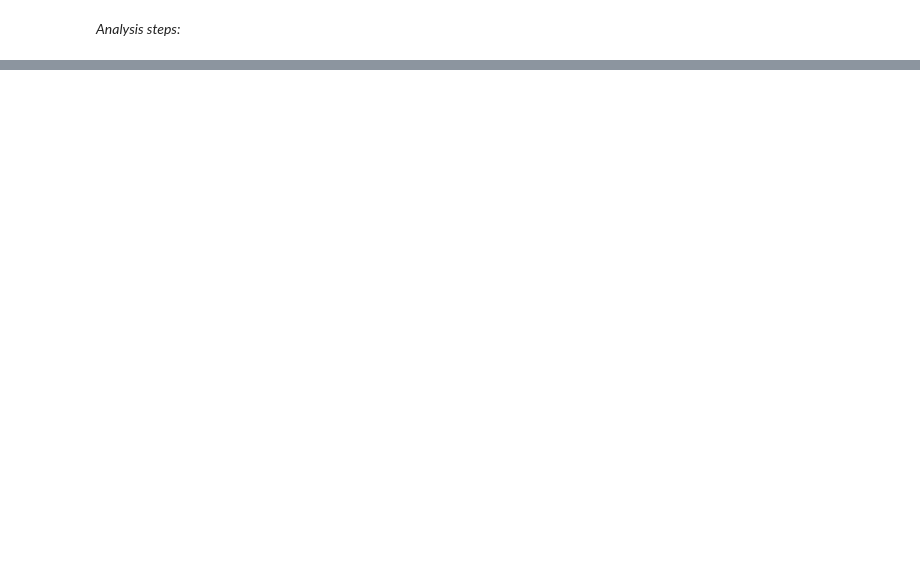
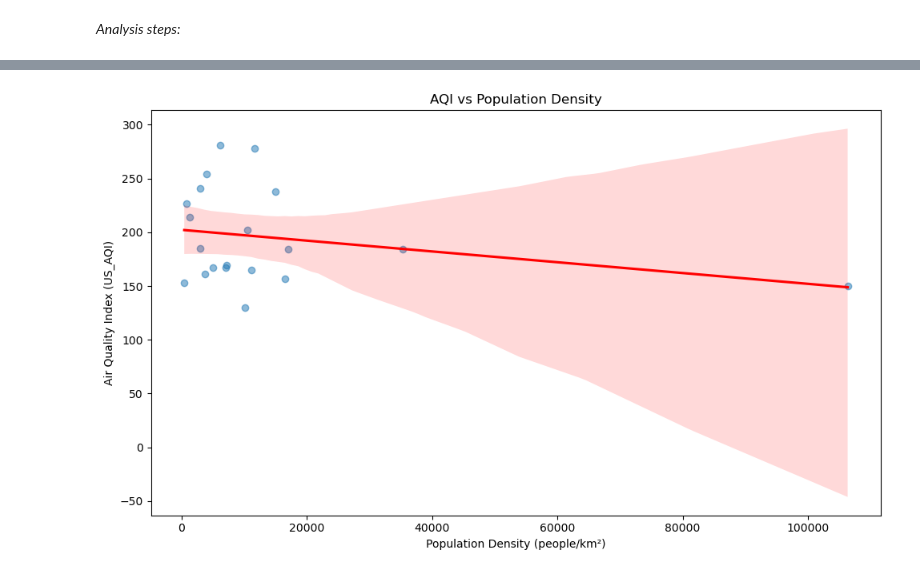
Before and after one commit to mtue04/P4DS-FinalProject-CapyData, a Jupyter notebook: notebooks/question_analyzing.ipynb, the cells around one changed output, grey strips where cells are left out. Saved outputs shown, nothing was run; the diff lists cells and outputs as text; code cells hidden in the pictures; blank space fills up the shorter version.

```diff
--- a/notebooks/question_analyzing.ipynb
+++ b/notebooks/question_analyzing.ipynb
@@ -154,0 +692,16 @@ df
+# %%
+plt.figure(figsize=(10, 6))
+sns.regplot(
+    x='Population Density',
+    y='US_AQI',
+    data=data,
+    scatter_kws={'alpha': 0.5},
+    line_kws={'color': 'red'}
+)
+plt.title('AQI vs Population Density')
+plt.xlabel('Population Density (people/km²)')
+plt.ylabel('Air Quality Index (US_AQI)')
+plt.tight_layout()
+plt.show()
+# %% [output]
+[figure, added]
```
Also changed, not shown: parts of 26 cells of this notebook.
